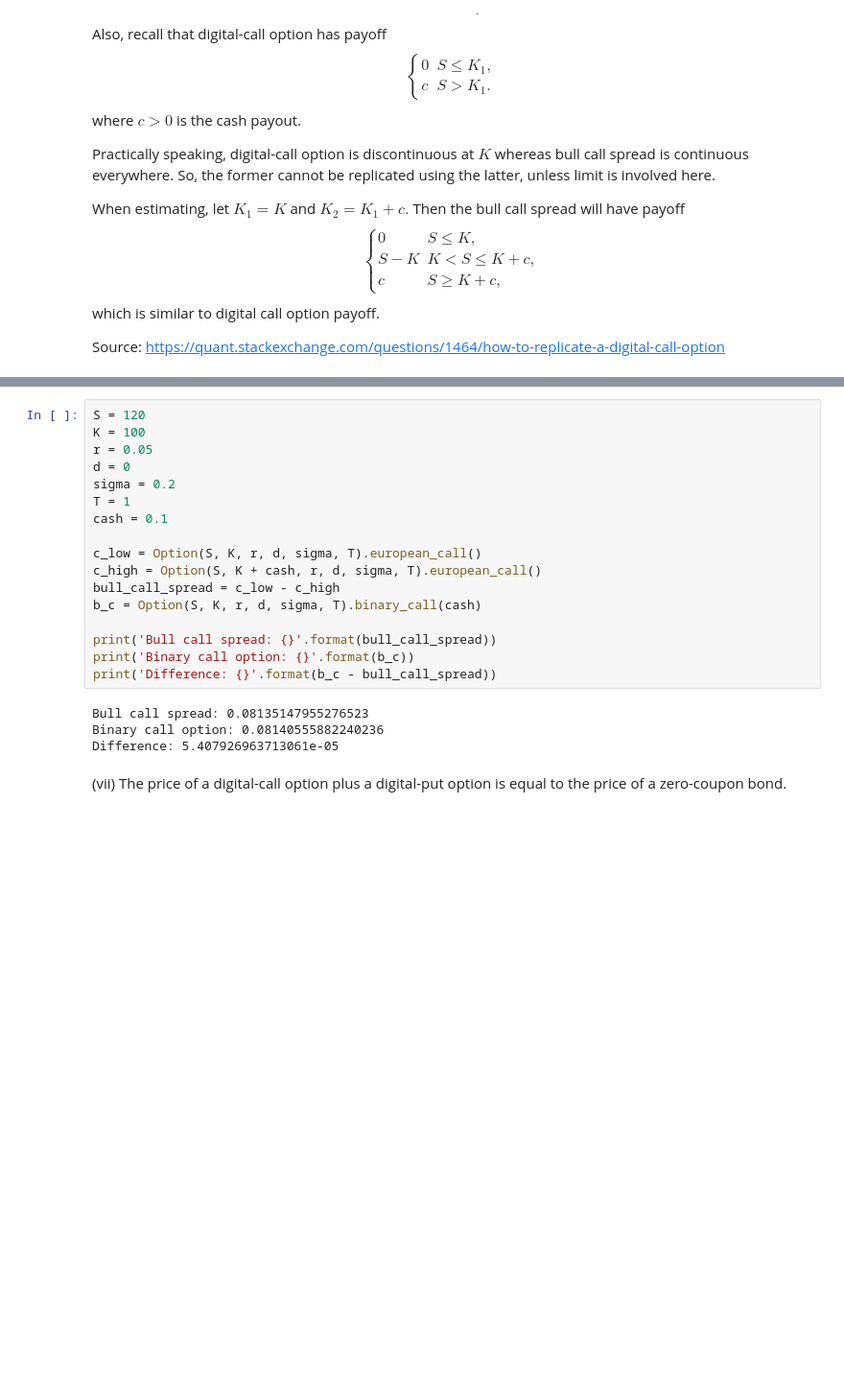
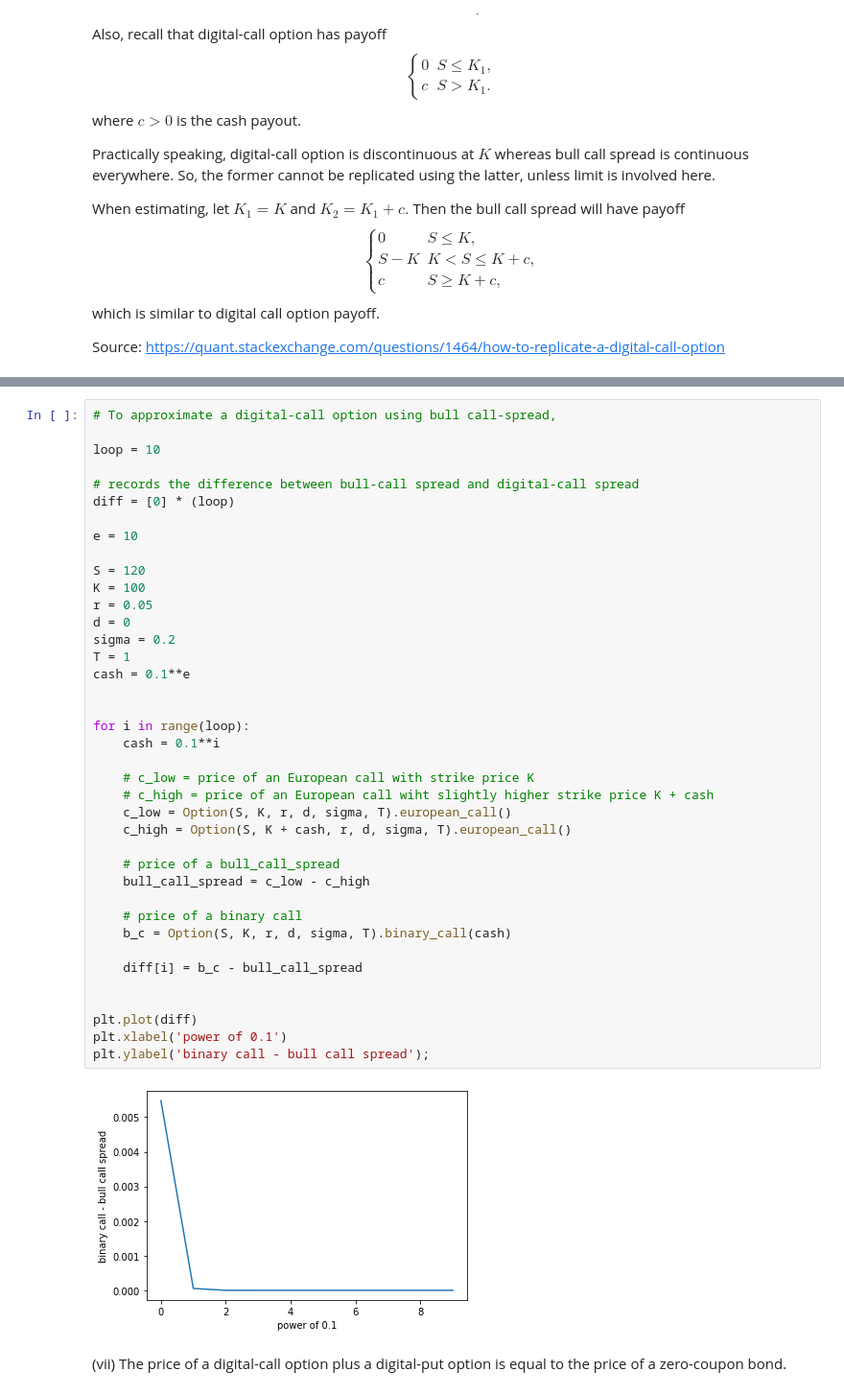
Before and after one commit to hongwai1920/Implement-Option-Pricing-Model-using-Python, a Jupyter notebook: 1. Pricing of vanilla options in the Black-Scholes world and Monte Carlo Simulation.ipynb, the cells around one changed output, grey strips where cells are left out. Shown at 96% size. Drawn from its saved outputs; the diff is of its cells as text; blank space fills up the shorter version.

```diff
--- a/1. Pricing of vanilla options in the Black-Scholes world and Monte Carlo Simulation.ipynb
+++ b/1. Pricing of vanilla options in the Black-Scholes world and Monte Carlo Simulation.ipynb
@@ -555,26 +567,46 @@ Source: https://quant.stackexchange.com/questions/1464/how-to-replicate-a-digita
 
 Source: https://upload.wikimedia.org/wikipedia/commons/thumb/0/06/Bull_spread_using_calls.png/450px-Bull_spread_using_calls.png
 # %%
+# To approximate a digital-call option using bull call-spread,
+
+loop = 10
+
+# records the difference between bull-call spread and digital-call spread
+diff = [0] * (loop)
+
+e = 10
+
 S = 120
 K = 100
 r = 0.05
 d = 0
 sigma = 0.2
 T = 1
-cash = 0.1
+cash = 0.1**e
 
-c_low = Option(S, K, r, d, sigma, T).european_call()
-c_high = Option(S, K + cash, r, d, sigma, T).european_call()
-bull_call_spread = c_low - c_high
-b_c = Option(S, K, r, d, sigma, T).binary_call(cash)
 
-print('Bull call spread: {}'.format(bull_call_spread))
-print('Binary call option: {}'.format(b_c))
-print('Difference: {}'.format(b_c - bull_call_spread))
+for i in range(loop):
+    cash = 0.1**i
+
+    # c_low = price of an European call with strike price K
+    # c_high = price of an European call wiht slightly higher strike price K + cash
+    c_low = Option(S, K, r, d, sigma, T).european_call()
+    c_high = Option(S, K + cash, r, d, sigma, T).european_call()
+
+    # price of a bull_call_spread
+    bull_call_spread = c_low - c_high
+
+    # price of a binary call
+    b_c = Option(S, K, r, d, sigma, T).binary_call(cash)
+
+    diff[i] = b_c - bull_call_spread
+
+
+plt.plot(diff)
+plt.xlabel('power of 0.1')
+plt.ylabel('binary call - bull call spread');
 # %% [output]
-Bull call spread: 0.08135147955276523
-Binary call option: 0.08140555882240236
-Difference: 5.407926963713061e-05
+[figure, added]
 # %% [markdown]
 (vii) The price of a digital-call option plus a digital-put option is equal to the price of a zero-coupon bond.
 # %%
```
Also changed, not shown: parts of 31 cells of this notebook.
